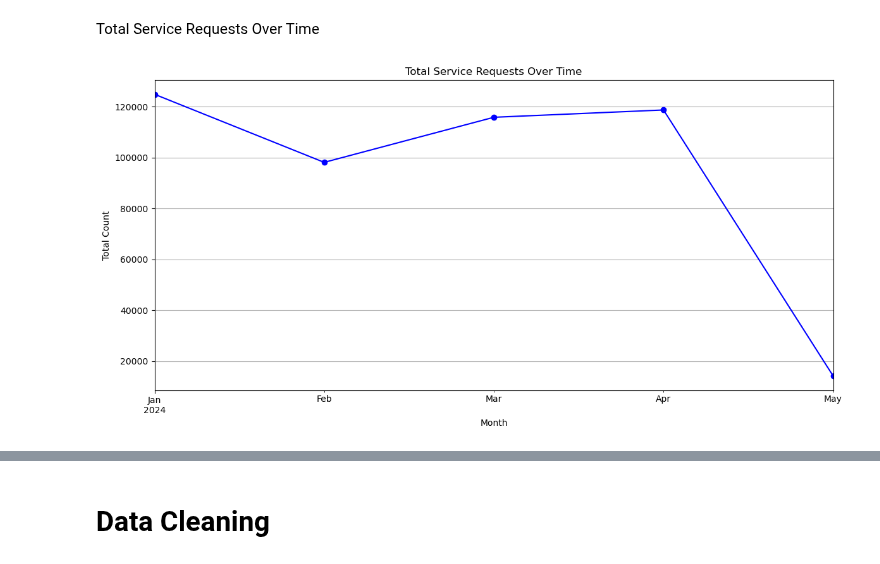
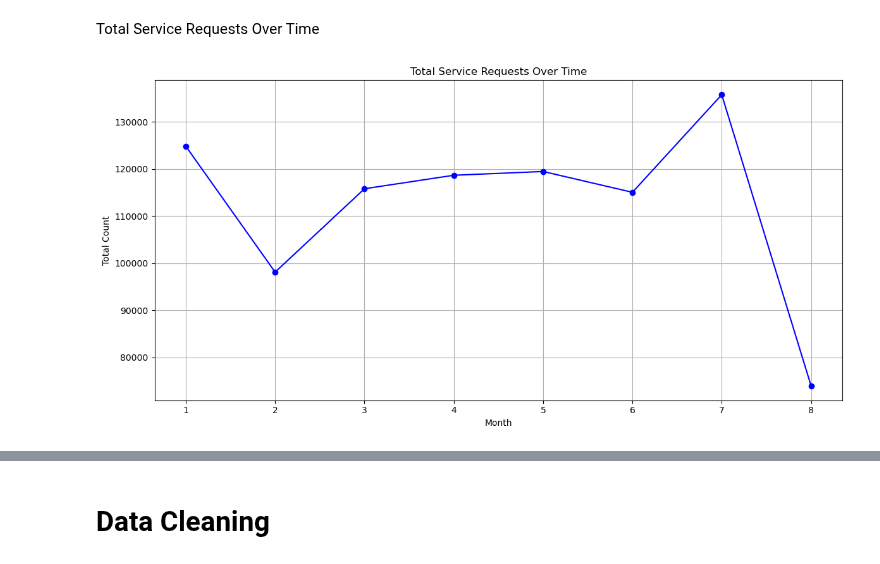
Before and after one commit to hackforla/data-science, a Jupyter notebook: 311-data/CSV_files/DataLoading_Script.ipynb, the cells around one changed output, grey strips where cells are left out. Cells and saved outputs as stored; diff of their text form; code cells hidden in the pictures.

```diff
--- a/311-data/CSV_files/DataLoading_Script.ipynb
+++ b/311-data/CSV_files/DataLoading_Script.ipynb
@@ -42,7 +45,7 @@ url="https://data.lacity.org/api/views/b7dx-7gc3/rows.csv?accessType=DOWNLOAD"
 response=requests.get(url)
 # %%
 #Output file path
-output_file = "./Data_cvsfiles/2024.csv"
+output_file = "./Data_csvfile/2024.csv"
 # %%
 # Check if request was successful
 if response.status_code == 200:
@@ -58,9 +61,11 @@ FileNotFoundError: [Errno 2] No such file or directory: './Data_cvsfiles/2024.cs
 # %%
 # Read the output CSV file into a DataFrame
 
-data=pd.read_csv(output_file)
+df=pd.read_csv(output_file)
 # %% [markdown]
 # Inspect Data
+# %%
+data=df.copy(deep=True)
 # %%
 # Display the first few rows of the dataset for initial examination
 
@@ -217,12 +220,6 @@ plt.show()
 # %% [markdown]
 Service Requests Over Time by Request Type
 # %%
-# Assuming 'CreatedDate' column is in datetime format
-data['CreatedDate'] = pd.to_datetime(data['CreatedDate'])
-
-# Extract month and year
-data['Month'] = data['CreatedDate'].dt.to_period('M')
-
 # Group by month and count service requests
 monthly_counts = data.groupby('Month')['RequestType'].value_counts().unstack(fill_value=0)
 
@@ -240,25 +237,19 @@ plt.show()
 # %% [markdown]
 Total Service Requests Over Time
 # %%
-# Assuming 'CreatedDate' column is in datetime format
-data['CreatedDate'] = pd.to_datetime(data['CreatedDate'])
-
-# Extract month and year
-data['Month'] = data['CreatedDate'].dt.to_period('M')
-
 # Group by month and count total service requests
 monthly_total_counts = data.groupby('Month').size()
 
 # Plot line chart for total service requests over time
 monthly_total_counts.plot(kind='line', figsize=(12, 6), marker='o', color='blue')
 plt.title('Total Service Requests Over Time')
 plt.xlabel('Month')
 plt.ylabel('Total Count')
 plt.grid(True)
 plt.tight_layout()
 plt.show()
 # %% [output]
-[figure, old version]
+[figure, new version]
 # %%
 # Bar chart: Service requests by source
 source_counts = data['RequestSource'].value_counts()
```
Also changed, not shown: parts of 45 cells of this notebook.
